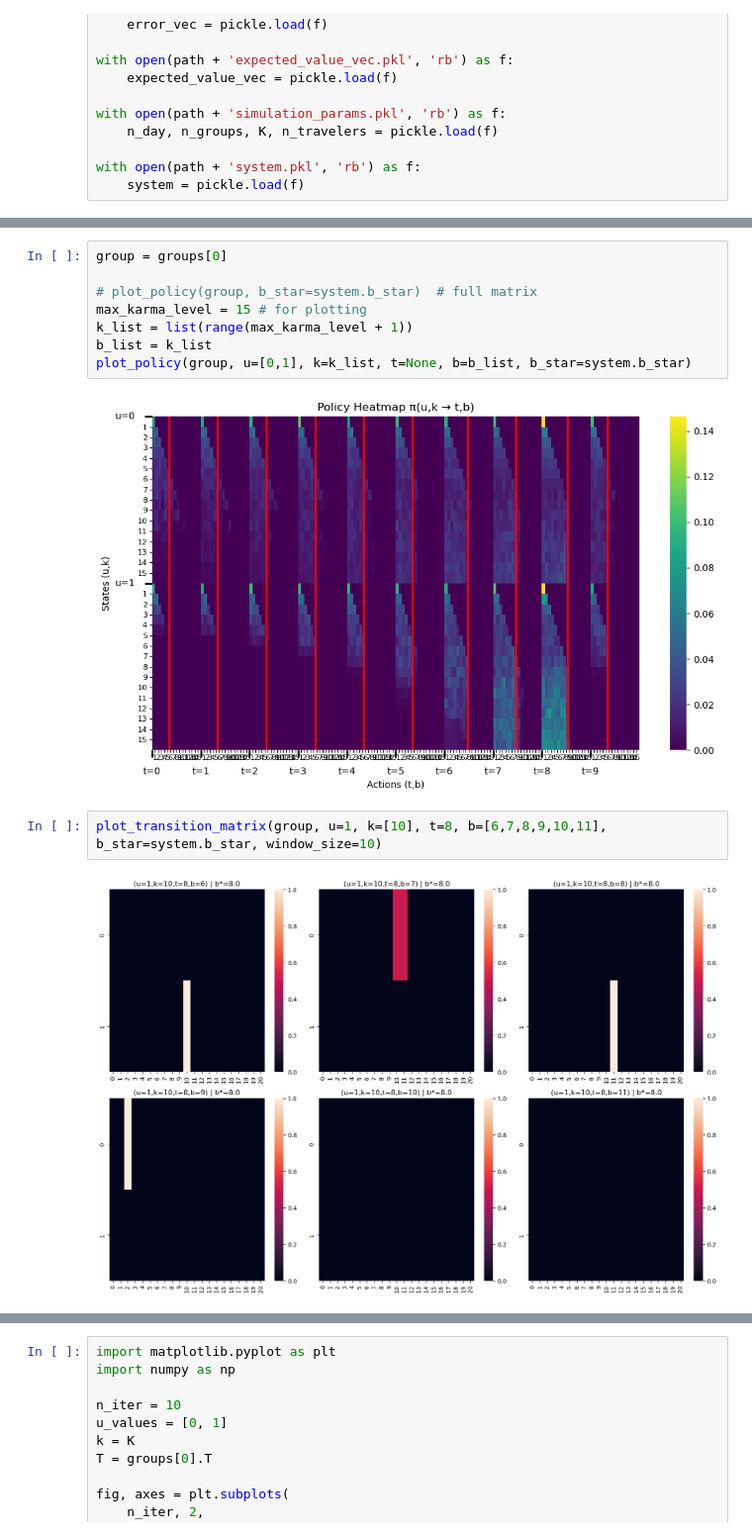
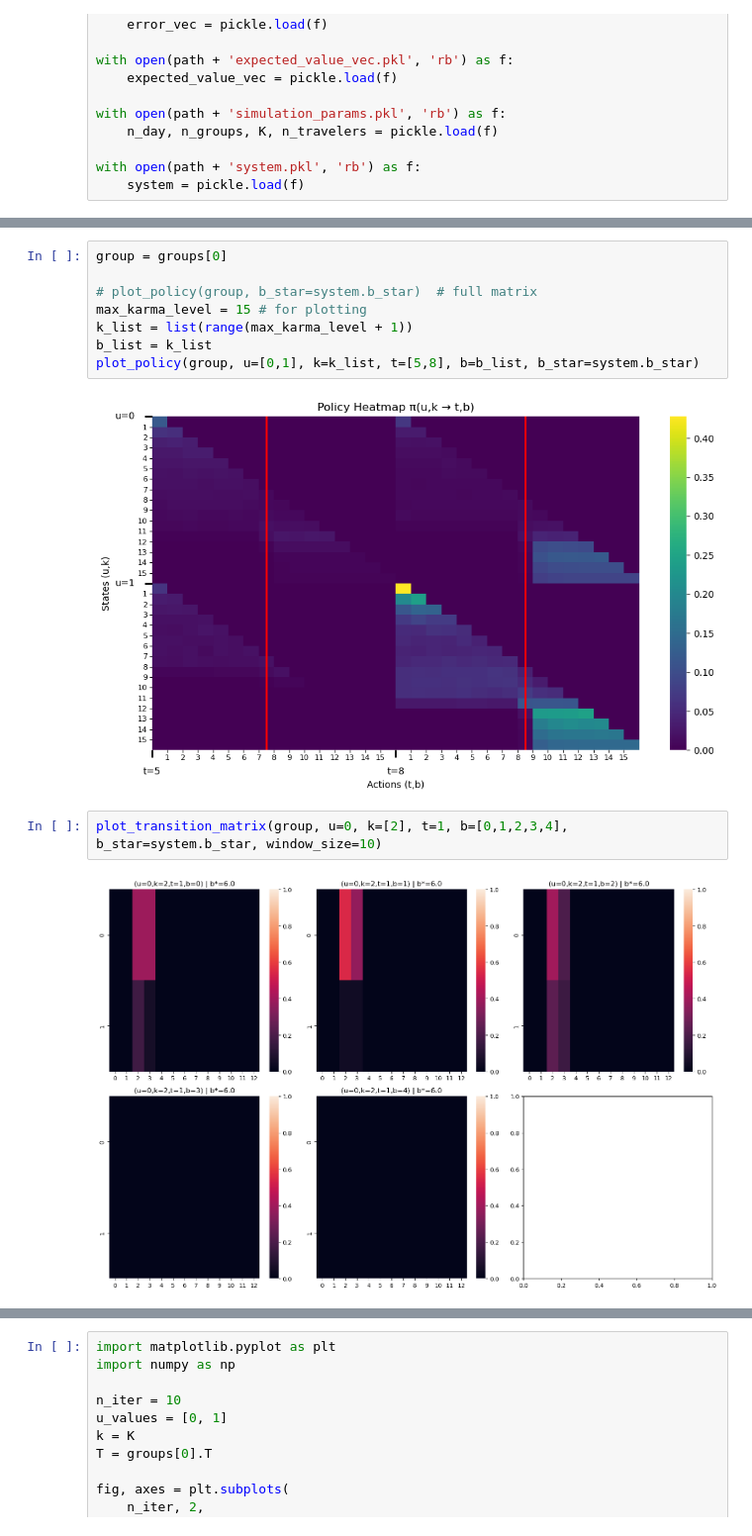
Before and after one commit to mmagnin-hub/CARMA-Congestion_Railway, a Jupyter notebook: 0-Simulation/figure.ipynb, the cells around one changed output, grey strips where cells are left out. Shown at 99% size. Drawn from its saved outputs; the diff is of its cells as text.

```diff
--- a/0-Simulation/figure.ipynb
+++ b/0-Simulation/figure.ipynb
@@ -36,13 +40,13 @@ group = groups[0]
 max_karma_level = 15 # for plotting
 k_list = list(range(max_karma_level + 1))
 b_list = k_list
-plot_policy(group, u=[0,1], k=k_list, t=None, b=b_list, b_star=system.b_star)
+plot_policy(group, u=[0,1], k=k_list, t=[5,8], b=b_list, b_star=system.b_star)
 # %% [output]
-[figure, old version]
+[figure, new version]
 # %%
-plot_transition_matrix(group, u=1, k=[10], t=8, b=[6,7,8,9,10,11], b_star=system.b_star, window_size=10)
+plot_transition_matrix(group, u=0, k=[2], t=1, b=[0,1,2,3,4], b_star=system.b_star, window_size=10)
 # %% [output]
-[figure, old version]
+[figure, new version]
 # %%
 plot_transition_matrix(group, u=0, k=[10], t=8, b=[6,7,8,9,10,11], b_star=system.b_star, window_size=10)
 # %% [output]
```
Also changed, not shown: parts of 7 cells of this notebook, 2 other files.
